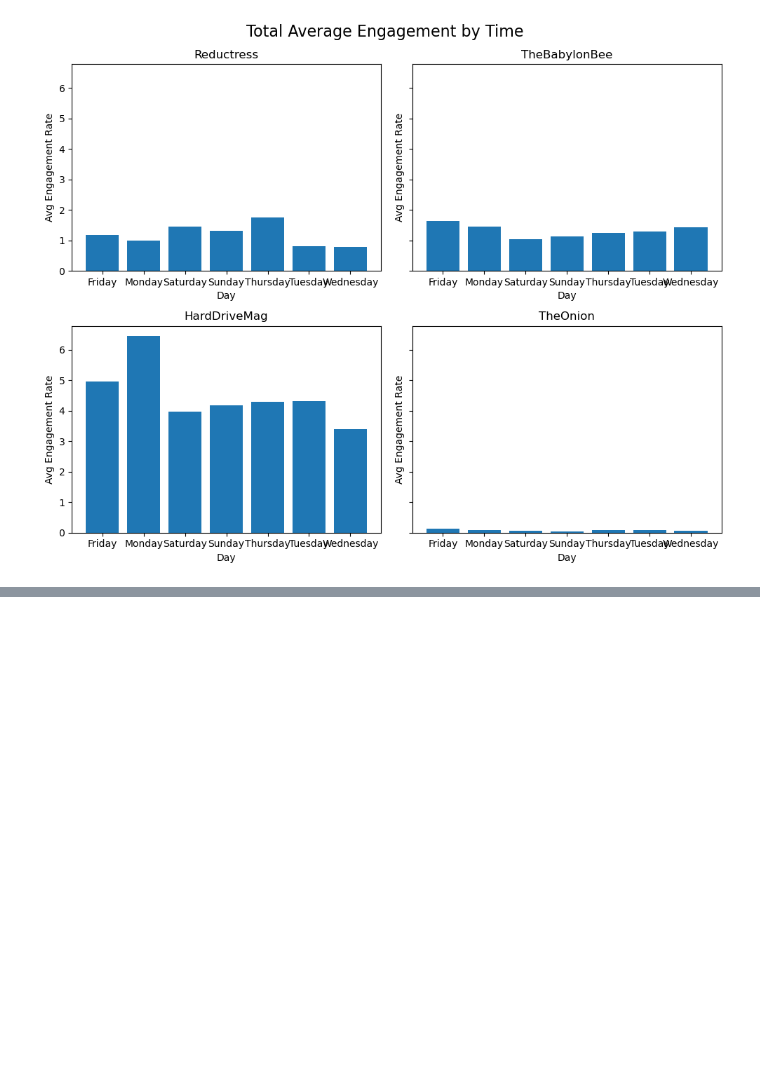
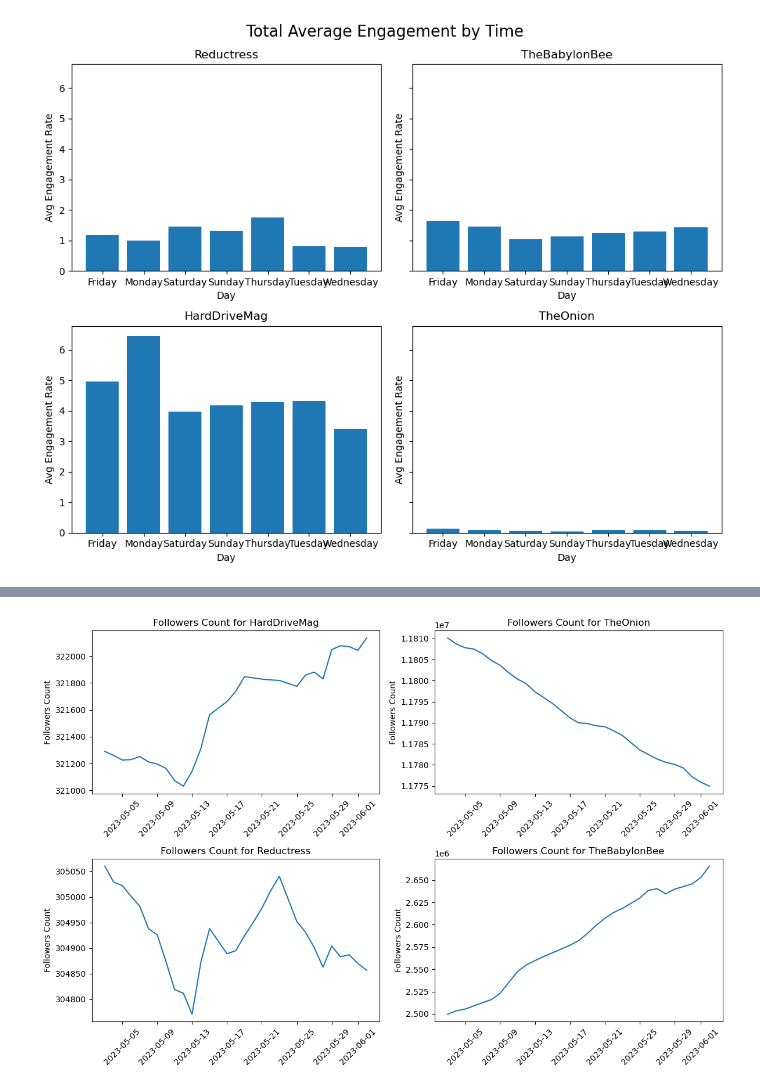
Before and after one commit to skessler79/social-media-computing-twitter, a Jupyter notebook: Skeleton.ipynb, the cells around one changed output, grey strips where cells are left out. Saved outputs shown, nothing was run; the diff lists cells and outputs as text; code cells hidden in the pictures; blank space fills up the shorter version.

```diff
--- a/Skeleton.ipynb
+++ b/Skeleton.ipynb
@@ -546,0 +590,30 @@ plt.show()
+# %%
+def plot_followers_count(combined_df):
+    usernames = ['HardDriveMag', 'TheOnion', 'Reductress', 'TheBabylonBee']
+    fig, axes = plt.subplots(2, 2, figsize=(12, 8))
+    for i, username in enumerate(usernames):
+        row = i // 2
+        col = i % 2
+        df = combined_df[combined_df['username'] == username]
+        ax = axes[row, col]
+        ax.plot(df['date'], df['followers'])
+        ax.set_ylabel('Followers Count')
+        ax.set_title(f'Followers Count for {username}')
+        ax.tick_params(axis='x', rotation=45)
+    plt.tight_layout()
+    plt.show()
+
+    # for username in usernames:
+    #     df = combined_df[combined_df['username'] == username]
+    #     plt.plot(df['date'], df['followers'])
+    #     plt.xlabel('Date')
+    #     plt.ylabel('Followers Count')
+    #     plt.title(f'Followers Count for {username}')
+    #     plt.xticks(rotation=45)
+    #     plt.tight_layout()
+    #     plt.show()
+
+
+plot_followers_count(df_historical)
+# %% [output]
+[figure, added]
```
Also changed, not shown: parts of 8 cells of this notebook, 1 other file.
